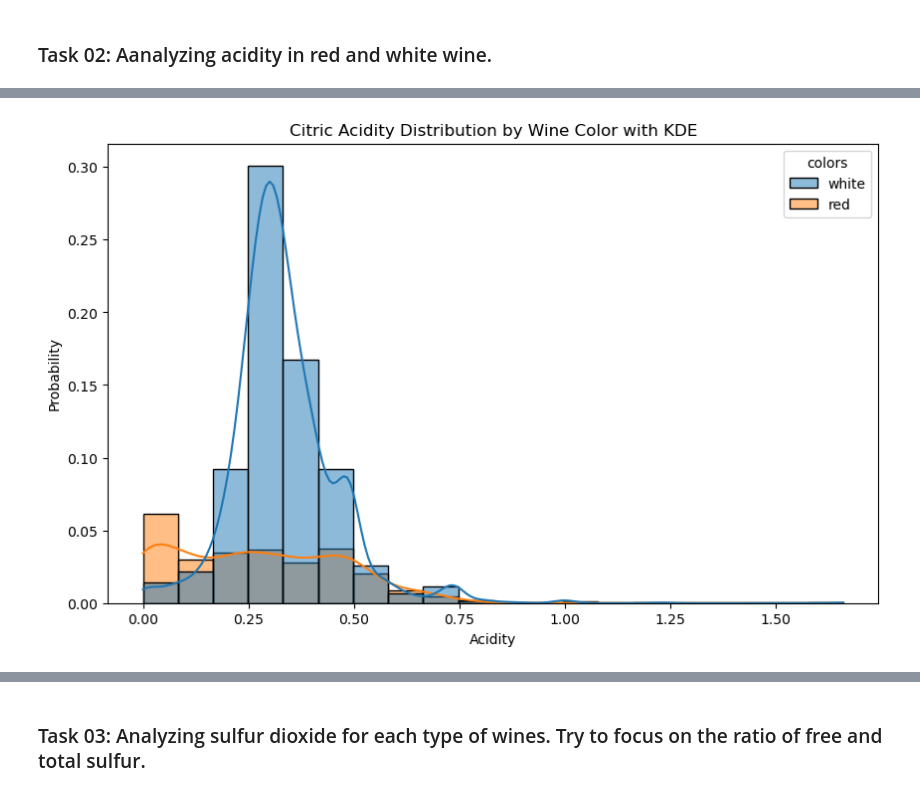
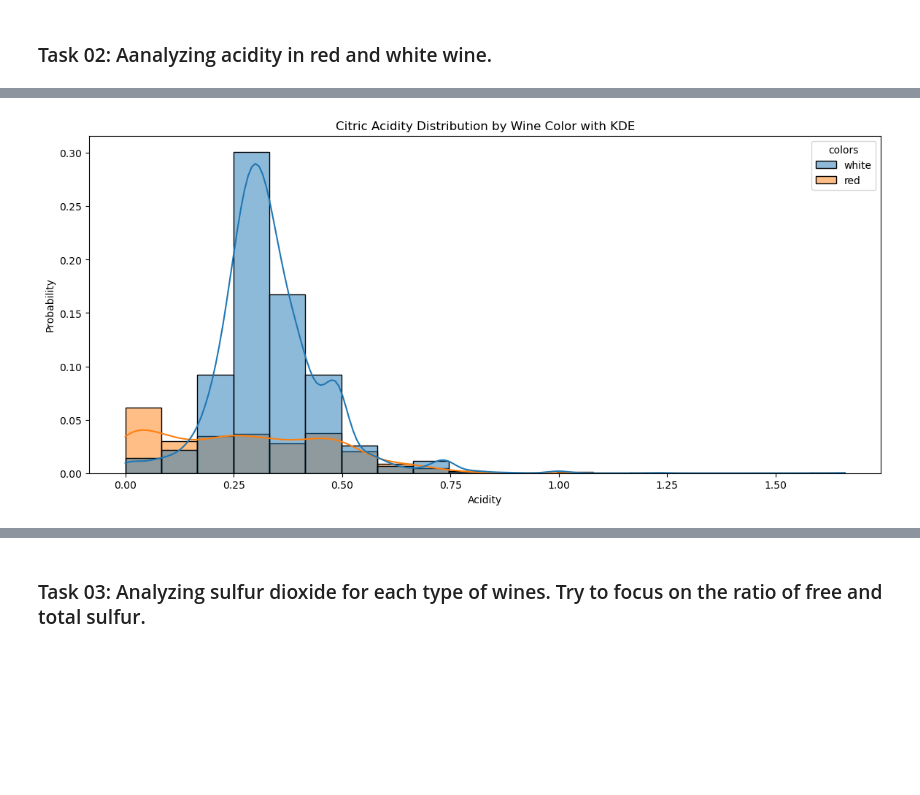
Before and after one commit to KhoaUs/KhoaUs, a Jupyter notebook: HW02.ipynb, the cells around one changed output, grey strips where cells are left out. Cells and saved outputs as stored; diff of their text form; code cells hidden in the pictures; blank space fills up the shorter version.

```diff
--- a/HW02.ipynb
+++ b/HW02.ipynb
@@ -410,17 +410,17 @@ plt.show()
 # %%
 # YOUR CODE HERE
 # raise NotImplementedError()
-# Create a figure with a size of (10, 6)
-plt.figure(figsize=(10, 6))
+# Create a figure with a size of (14, 6)
+plt.figure(figsize=(14, 6))
 
 # Draw Histogram with KDE
 sns.histplot(data=raw_df, x='citric acid', hue='colors', kde=True, bins=20, stat='probability')
 plt.title('Citric Acidity Distribution by Wine Color with KDE')
 plt.xlabel('Acidity')
 plt.ylabel('Probability')
 plt.show()
 # %% [output]
-[figure, old version]
+[figure, new version]
 # %%
 # YOUR CODE HERE
 # raise NotImplementedError()
```
Also changed, not shown: parts of 34 cells of this notebook.
